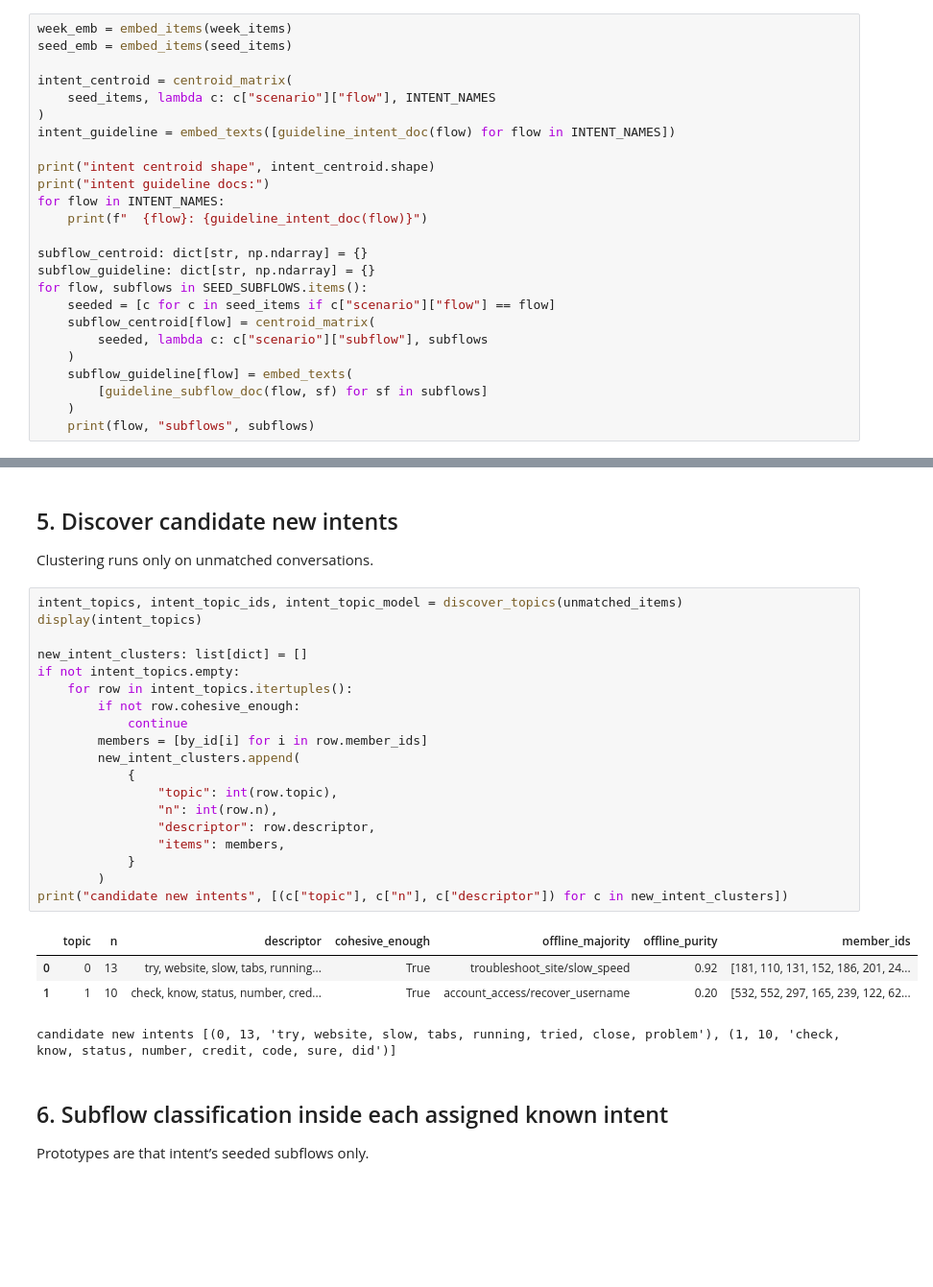
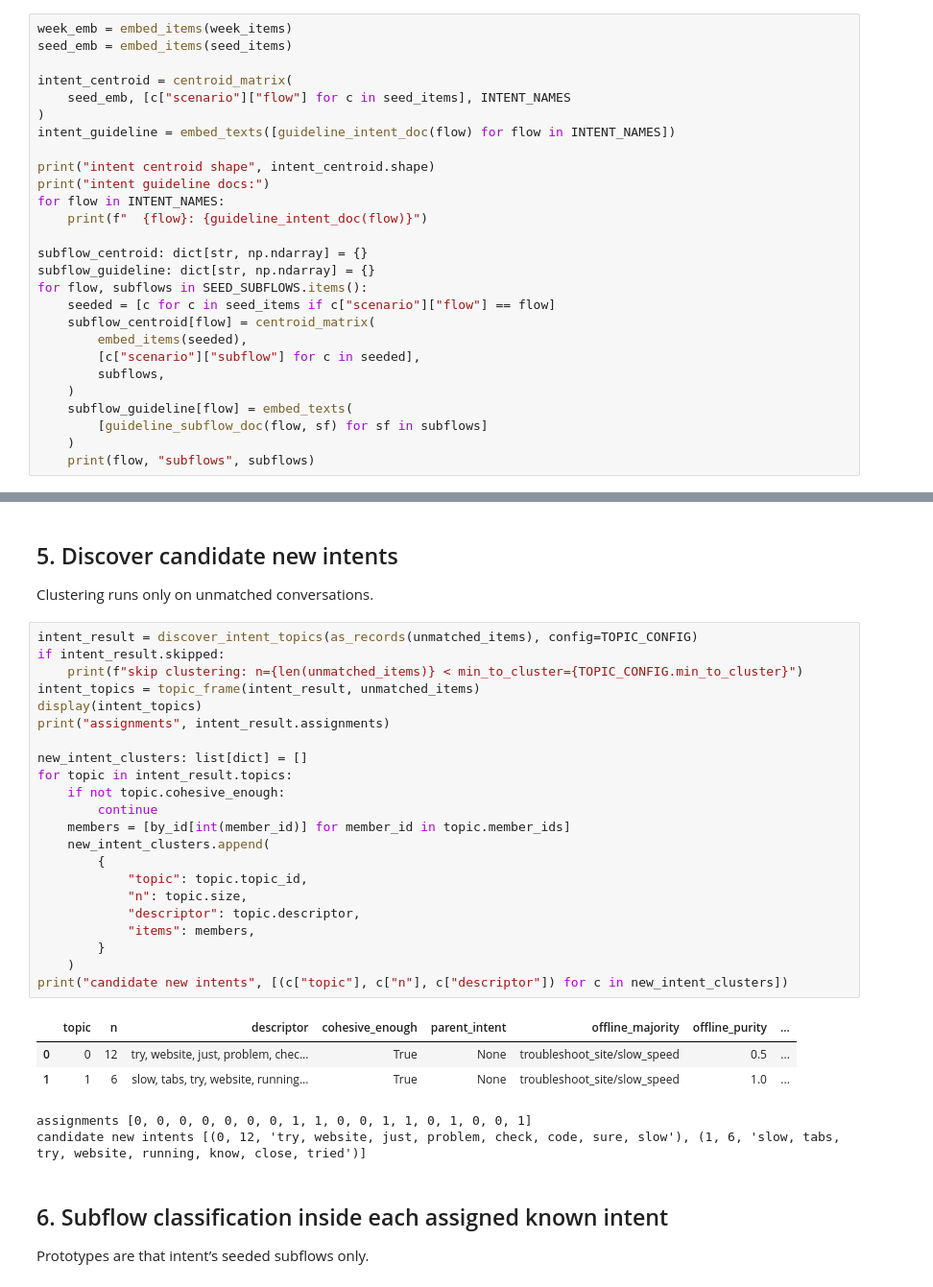
Before and after one commit to doc1000/fresh-skills, a Jupyter notebook: notebooks/scratch_multi_intent_eda_working.ipynb, the cells around one changed output, grey strips where cells are left out. Shown at 96% size. Drawn from its saved outputs; the diff is of its cells as text; blank space fills up the shorter version.

Commit message:
Extract reusable BERTopic discovery helpers from the Phase 1 notebooks.
EOF

Co-authored-by: Cursor <cursoragent@cursor.com>

```diff
--- a/notebooks/scratch_multi_intent_eda_working.ipynb
+++ b/notebooks/scratch_multi_intent_eda_working.ipynb
@@ -456,7 +351,7 @@ week_emb = embed_items(week_items)
 seed_emb = embed_items(seed_items)
 
 intent_centroid = centroid_matrix(
-    seed_items, lambda c: c["scenario"]["flow"], INTENT_NAMES
+    seed_emb, [c["scenario"]["flow"] for c in seed_items], INTENT_NAMES
 )
 intent_guideline = embed_texts([guideline_intent_doc(flow) for flow in INTENT_NAMES])
 
@@ -470,7 +365,9 @@ subflow_guideline: dict[str, np.ndarray] = {}
 for flow, subflows in SEED_SUBFLOWS.items():
     seeded = [c for c in seed_items if c["scenario"]["flow"] == flow]
     subflow_centroid[flow] = centroid_matrix(
-        seeded, lambda c: c["scenario"]["subflow"], subflows
+        embed_items(seeded),
+        [c["scenario"]["subflow"] for c in seeded],
+        subflows,
     )
     subflow_guideline[flow] = embed_texts(
         [guideline_subflow_doc(flow, sf) for sf in subflows]
@@ -664,29 +568,33 @@ label_confusion(df=intent_df, pred_col="pred_intent", true_col="true_flow")
 
 Clustering runs only on unmatched conversations.
 # %%
-intent_topics, intent_topic_ids, intent_topic_model = discover_topics(unmatched_items)
+intent_result = discover_intent_topics(as_records(unmatched_items), config=TOPIC_CONFIG)
+if intent_result.skipped:
+    print(f"skip clustering: n={len(unmatched_items)} < min_to_cluster={TOPIC_CONFIG.min_to_cluster}")
+intent_topics = topic_frame(intent_result, unmatched_items)
 display(intent_topics)
+print("assignments", intent_result.assignments)
 
 new_intent_clusters: list[dict] = []
-if not intent_topics.empty:
-    for row in intent_topics.itertuples():
-        if not row.cohesive_enough:
-            continue
-        members = [by_id[i] for i in row.member_ids]
-        new_intent_clusters.append(
-            {
-                "topic": int(row.topic),
-                "n": int(row.n),
-                "descriptor": row.descriptor,
-                "items": members,
-            }
-        )
+for topic in intent_result.topics:
+    if not topic.cohesive_enough:
+        continue
+    members = [by_id[int(member_id)] for member_id in topic.member_ids]
+    new_intent_clusters.append(
+        {
+            "topic": topic.topic_id,
+            "n": topic.size,
+            "descriptor": topic.descriptor,
+            "items": members,
+        }
+    )
 print("candidate new intents", [(c["topic"], c["n"], c["descriptor"]) for c in new_intent_clusters])
 # %% [output]
-|  | topic | n | descriptor | cohesive_enough | offline_majority | offline_purity | member_ids |
-| 0 | 0 | 13 | try, website, slow, tabs, running... | True | troubleshoot_site/slow_speed | 0.92 | [181, 110, 131, 152, 186, 201, 24... |
-| 1 | 1 | 10 | check, know, status, number, cred... | True | account_access/recover_username | 0.20 | [532, 552, 297, 165, 239, 122, 62... |
+|  | topic | n | descriptor | cohesive_enough | parent_intent | offline_majority | offline_purity | ... |
+| 0 | 0 | 12 | try, website, just, problem, chec... | True | None | troubleshoot_site/slow_speed | 0.5 | ... |
+| 1 | 1 | 6 | slow, tabs, try, website, running... | True | None | troubleshoot_site/slow_speed | 1.0 | ... |
-candidate new intents [(0, 13, 'try, website, slow, tabs, running, tried, close, problem'), (1, 10, 'check, know, status, number, credit, code, sure, did')]
+assignments [0, 0, 0, 0, 0, 0, 0, 1, 1, 0, 0, 1, 1, 0, 1, 0, 0, 1]
+candidate new intents [(0, 12, 'try, website, just, problem, check, code, sure, slow'), (1, 6, 'slow, tabs, try, website, running, know, close, tried')]
 # %% [markdown]
 ## 6. Subflow classification inside each assigned known intent
 
```
Also changed, not shown: parts of 15 cells of this notebook, 9 other files.
